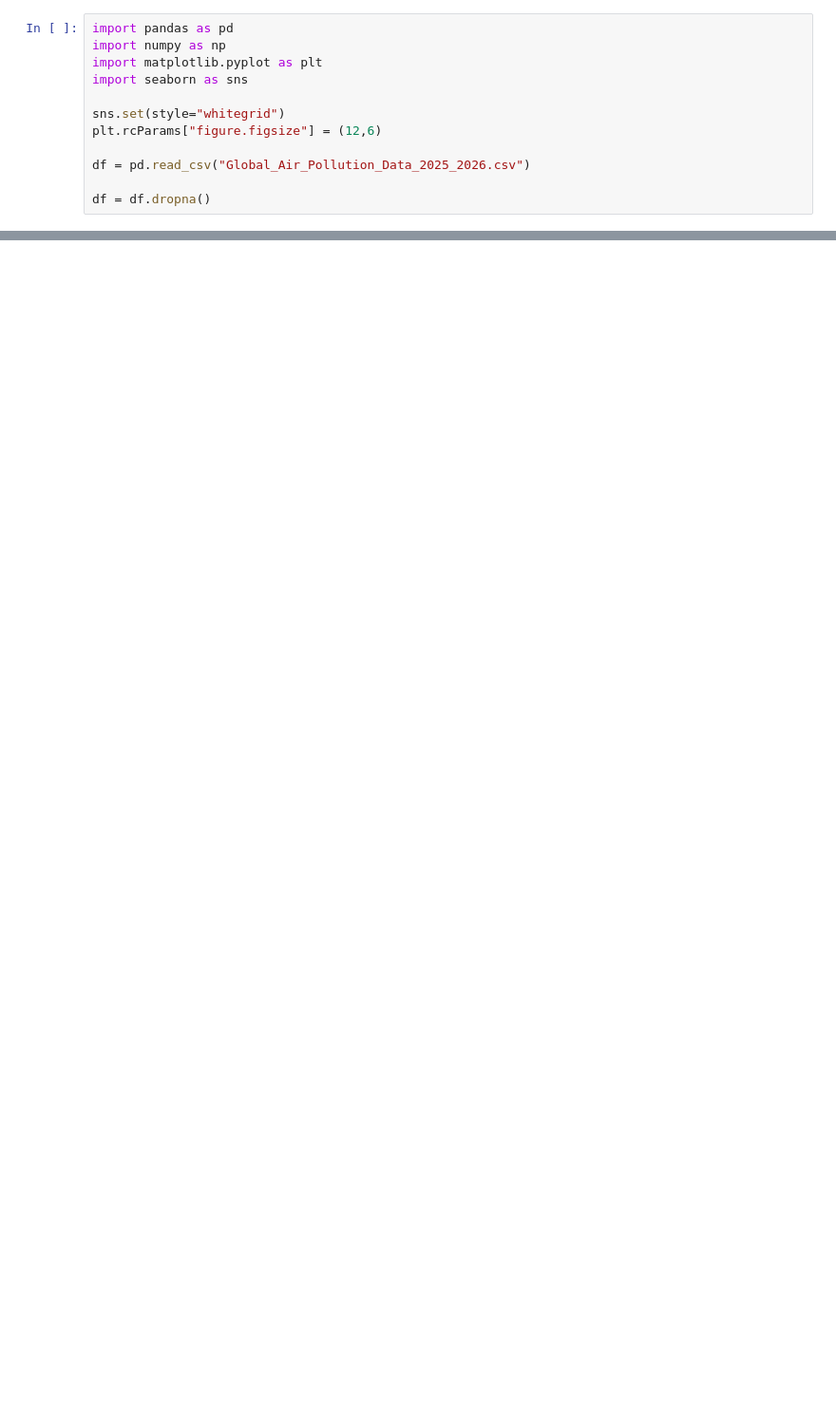
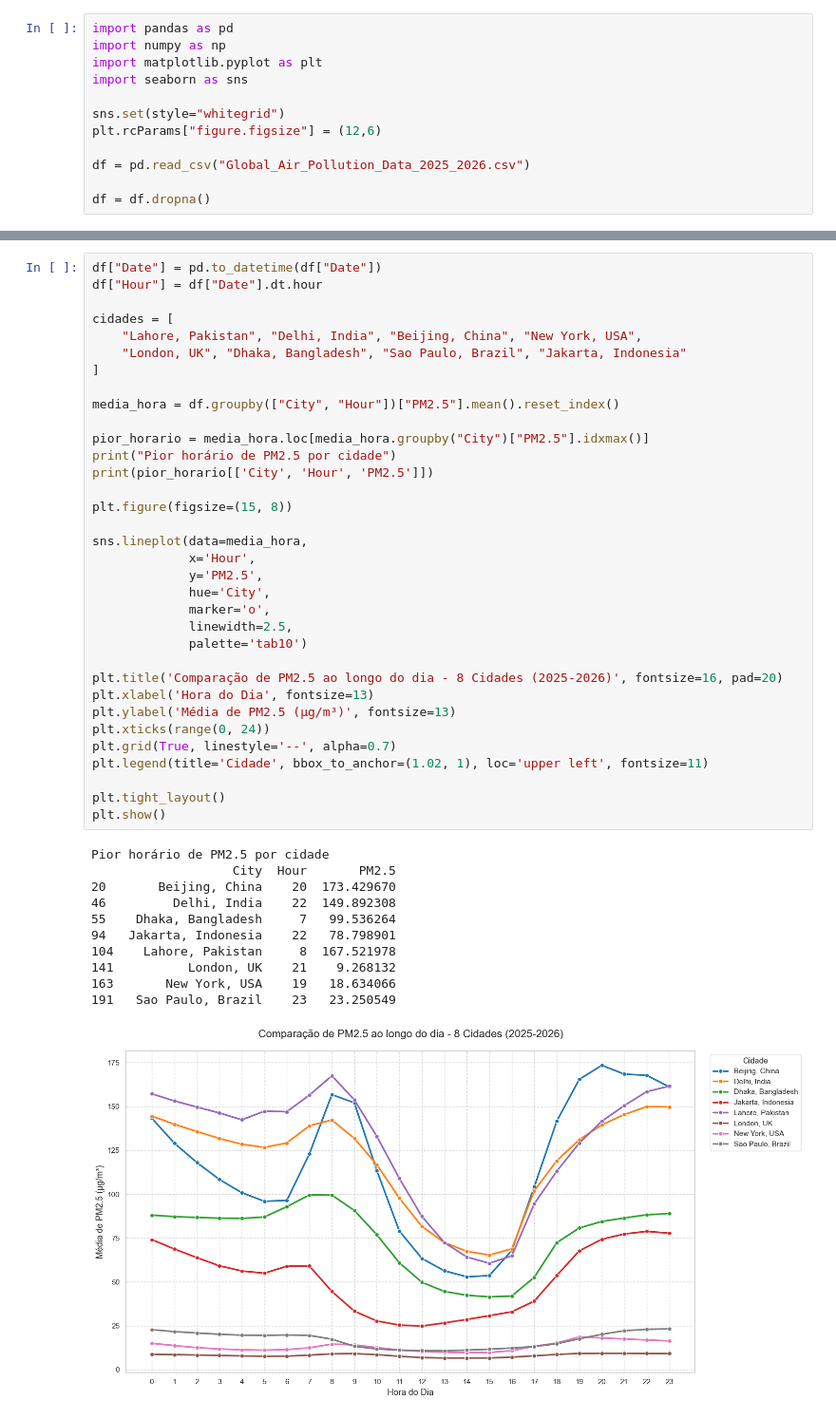
Before and after one commit to Otaviosil/TrabalhoC11, a Jupyter notebook: Projeto1c11.ipynb, the cells around one changed output, grey strips where cells are left out. Shown at 95% size. Drawn from its saved outputs; the diff is of its cells as text; blank space fills up the shorter version.

```diff
--- a/Projeto1c11.ipynb
+++ b/Projeto1c11.ipynb
@@ -292,0 +322,46 @@ Indonesia   54.968904   46.641216  -8.327688
+# %%
+df["Date"] = pd.to_datetime(df["Date"])
+df["Hour"] = df["Date"].dt.hour
+
+cidades = [
+    "Lahore, Pakistan", "Delhi, India", "Beijing, China", "New York, USA",
+    "London, UK", "Dhaka, Bangladesh", "Sao Paulo, Brazil", "Jakarta, Indonesia"
+]
+
+media_hora = df.groupby(["City", "Hour"])["PM2.5"].mean().reset_index()
+
+pior_horario = media_hora.loc[media_hora.groupby("City")["PM2.5"].idxmax()]
+print("Pior horário de PM2.5 por cidade")
+print(pior_horario[['City', 'Hour', 'PM2.5']])
+
+plt.figure(figsize=(15, 8))
+
+sns.lineplot(data=media_hora,
+             x='Hour',
+             y='PM2.5',
+             hue='City',
+             marker='o',
+             linewidth=2.5,
+             palette='tab10')
+
+plt.title('Comparação de PM2.5 ao longo do dia - 8 Cidades (2025-2026)', fontsize=16, pad=20)
+plt.xlabel('Hora do Dia', fontsize=13)
+plt.ylabel('Média de PM2.5 (µg/m³)', fontsize=13)
+plt.xticks(range(0, 24))
+plt.grid(True, linestyle='--', alpha=0.7)
+plt.legend(title='Cidade', bbox_to_anchor=(1.02, 1), loc='upper left', fontsize=11)
+
+plt.tight_layout()
+plt.show()
+# %% [output]
+Pior horário de PM2.5 por cidade
+                   City  Hour       PM2.5
+20       Beijing, China    20  173.429670
+46         Delhi, India    22  149.892308
+55    Dhaka, Bangladesh     7   99.536264
+94   Jakarta, Indonesia    22   78.798901
+104    Lahore, Pakistan     8  167.521978
+141          London, UK    21    9.268132
+163       New York, USA    19   18.634066
+191   Sao Paulo, Brazil    23   23.250549
+[figure, added]
```
Also changed, not shown: parts of 28 cells of this notebook, 1 other file.
